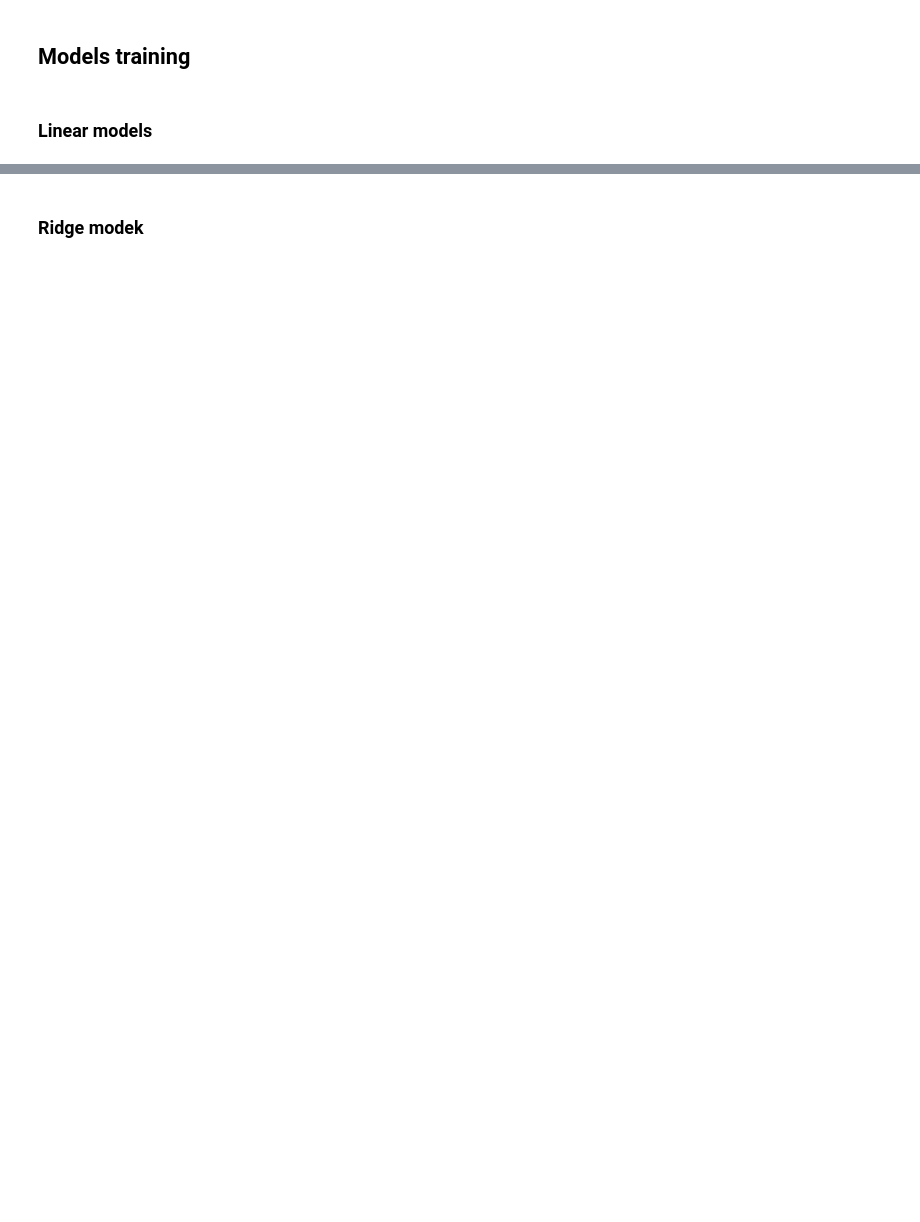
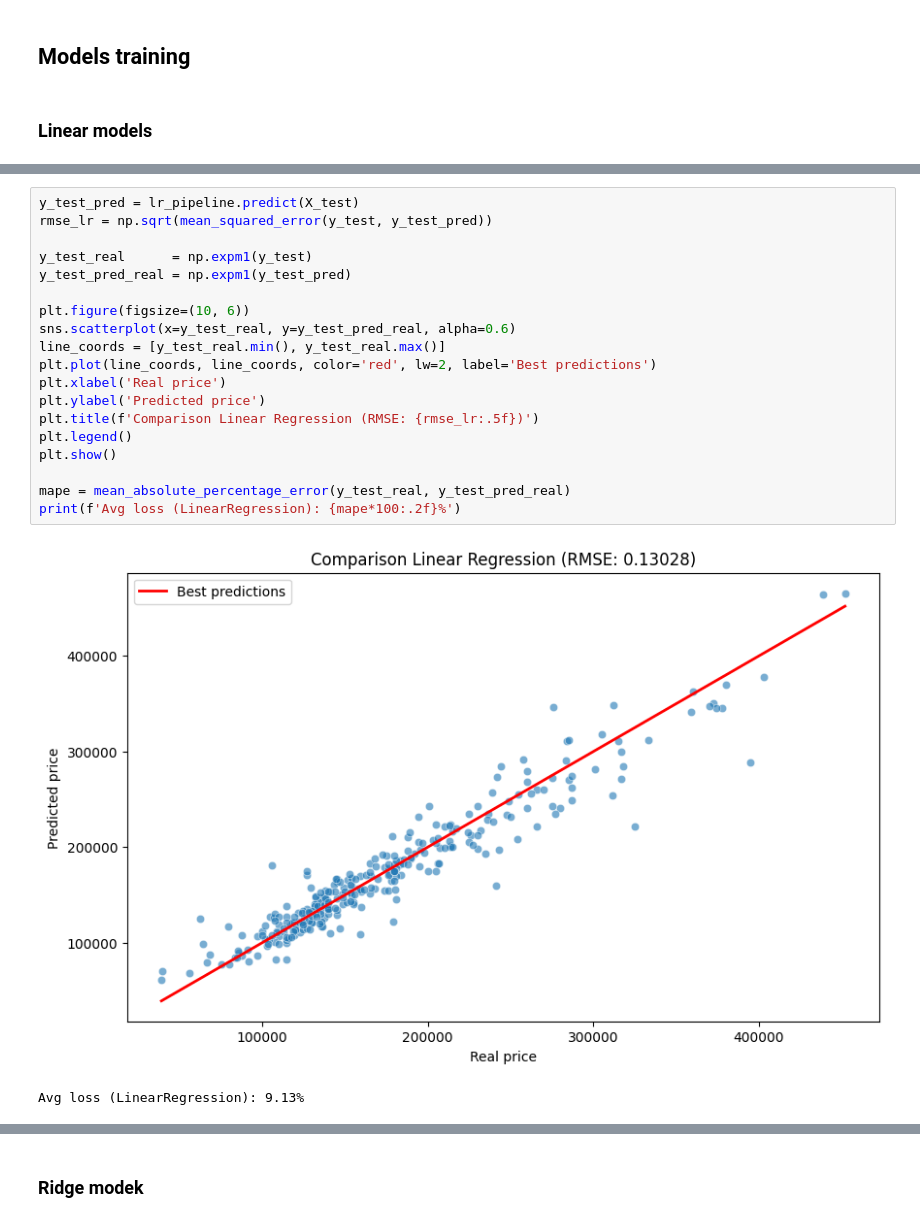
Before and after one commit to IvanMalkS/ames-housing-predictions, a Jupyter notebook: Ames.ipynb, the cells around one changed output, grey strips where cells are left out. Drawn from its saved outputs; the diff is of its cells as text; blank space fills up the shorter version.

```diff
--- a/Ames.ipynb
+++ b/Ames.ipynb
@@ -529,3 +625,25 @@ skf = StratifiedKFold(n_splits=5, shuffle=True, random_state=42)
+# %%
+y_test_pred = lr_pipeline.predict(X_test)
+rmse_lr = np.sqrt(mean_squared_error(y_test, y_test_pred))
+
+y_test_real      = np.expm1(y_test)
+y_test_pred_real = np.expm1(y_test_pred)
+
+plt.figure(figsize=(10, 6))
+sns.scatterplot(x=y_test_real, y=y_test_pred_real, alpha=0.6)
+line_coords = [y_test_real.min(), y_test_real.max()]
+plt.plot(line_coords, line_coords, color='red', lw=2, label='Best predictions')
+plt.xlabel('Real price')
+plt.ylabel('Predicted price')
+plt.title(f'Comparison Linear Regression (RMSE: {rmse_lr:.5f})')
+plt.legend()
+plt.show()
+
+mape = mean_absolute_percentage_error(y_test_real, y_test_pred_real)
+print(f'Avg loss (LinearRegression): {mape*100:.2f}%')
+# %% [output]
+[figure, added]
+Avg loss (LinearRegression): 9.13%
 # %%
 full_pipeline = Pipeline([
     ('preprocessor', preprocessor),
```
Also changed, not shown: parts of 62 cells of this notebook, 1 other file.
